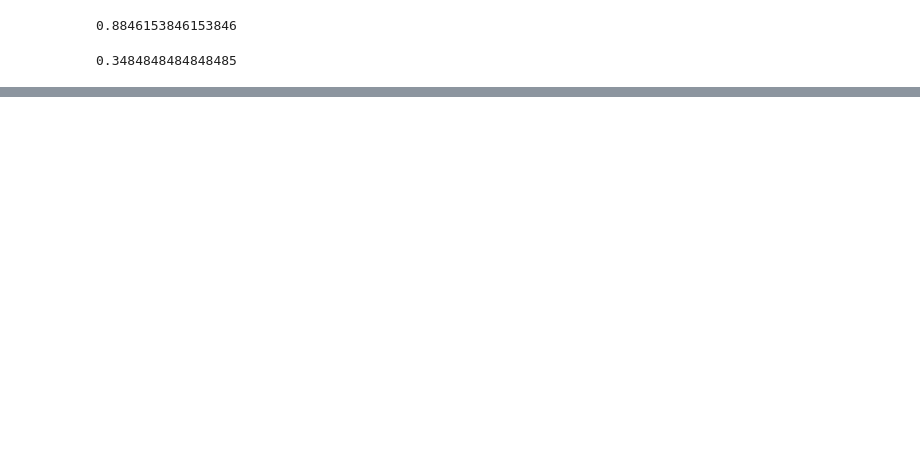
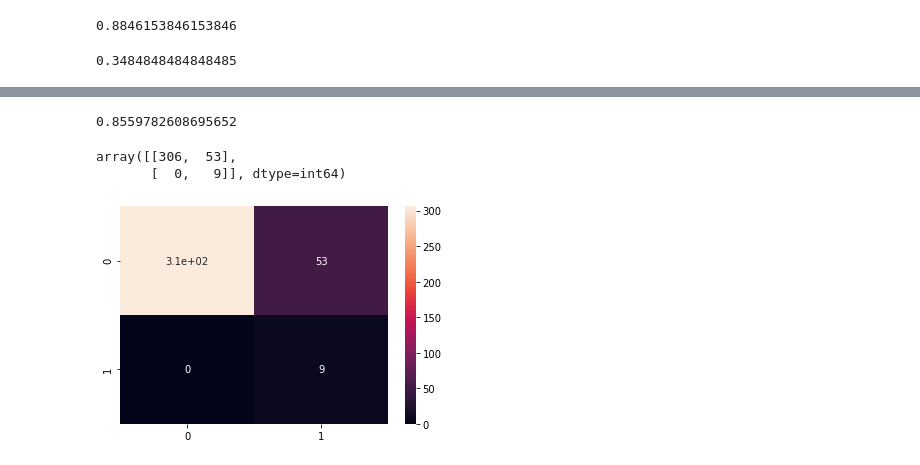
Before and after one commit to IvaniltonBastos/Portifolio, a Jupyter notebook: Proj_ML_Departamento_RH/Untitled.ipynb, the cells around one changed output, grey strips where cells are left out. Saved outputs shown, nothing was run; the diff lists cells and outputs as text; code cells hidden in the pictures; blank space fills up the shorter version.

```diff
--- a/Proj_ML_Departamento_RH/Untitled.ipynb
+++ b/Proj_ML_Departamento_RH/Untitled.ipynb
@@ -443,0 +450,3 @@ weighted avg       0.89      0.89      0.88       368
+# %%
+forest = RandomForestClassifier()
+forest.fit(X_train, y_train)
@@ -443,0 +455,2 @@ weighted avg       0.89      0.89      0.88       368
+# %%
+y_pred = forest.predict(X_test)
@@ -443,0 +477,14 @@ weighted avg       0.89      0.89      0.88       368
+# %%
+accuracy_score(y_test, y_pred)
+# %% [output]
+0.8559782608695652
+# %%
+cm = confusion_matrix(y_pred, y_test)
+cm
+# %% [output]
+array([[306,  53],
+       [  0,   9]], dtype=int64)
+# %%
+sns.heatmap(cm, annot=True);
+# %% [output]
+[figure, added]
```
Also changed, not shown: parts of 25 cells of this notebook.
